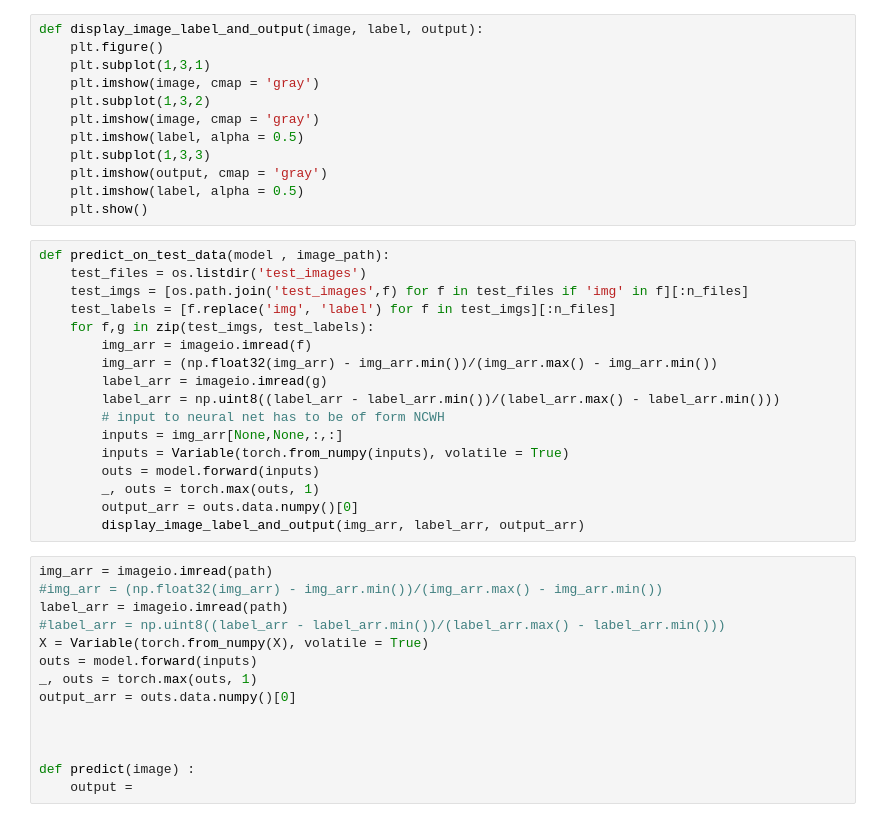
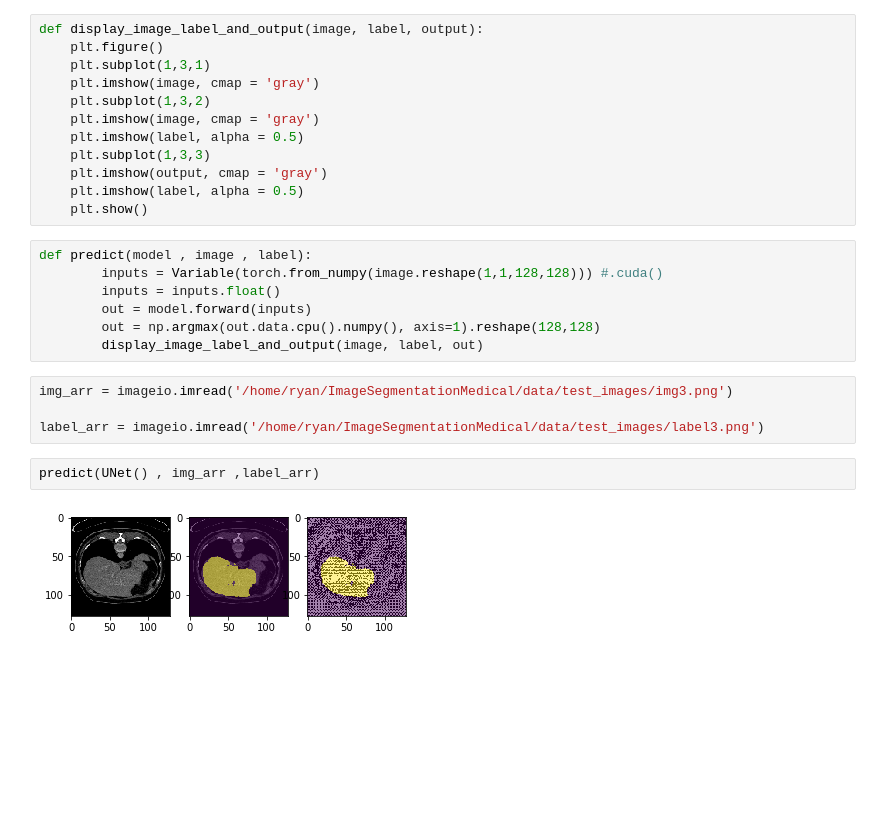
Before and after one commit to DataSenseiAryan/ImageSegmentationMedical, a Jupyter notebook: LiverSegmentation.ipynb, the cells around one changed output. Cells and saved outputs as stored; diff of their text form; blank space fills up the shorter version.

```diff
--- a/LiverSegmentation.ipynb
+++ b/LiverSegmentation.ipynb
@@ -206,34 +205,18 @@ def display_image_label_and_output(image, label, output):
     plt.imshow(output, cmap = 'gray')
     plt.imshow(label, alpha = 0.5)
     plt.show()
-# %%
-def predict_on_test_data(model , image_path):
-    test_files = os.listdir('test_images')
-    test_imgs = [os.path.join('test_images',f) for f in test_files if 'img' in f][:n_files]
-    test_labels = [f.replace('img', 'label') for f in test_imgs][:n_files]
-    for f,g in zip(test_imgs, test_labels):
-        img_arr = imageio.imread(f)
-        img_arr = (np.float32(img_arr) - img_arr.min())/(img_arr.max() - img_arr.min())
-        label_arr = imageio.imread(g)
-        label_arr = np.uint8((label_arr - label_arr.min())/(label_arr.max() - label_arr.min()))
-        # input to neural net has to be of form NCWH
-        inputs = img_arr[None,None,:,:]
-        inputs = Variable(torch.from_numpy(inputs), volatile = True)
-        outs = model.forward(inputs)
-        _, outs = torch.max(outs, 1)
-        output_arr = outs.data.numpy()[0]
-        display_image_label_and_output(img_arr, label_arr, output_arr)
-# %%
-img_arr = imageio.imread(path)
-#img_arr = (np.float32(img_arr) - img_arr.min())/(img_arr.max() - img_arr.min())
-label_arr = imageio.imread(path)
-#label_arr = np.uint8((label_arr - label_arr.min())/(label_arr.max() - label_arr.min()))
-X = Variable(torch.from_numpy(X), volatile = True)
-outs = model.forward(inputs)
-_, outs = torch.max(outs, 1)
-output_arr = outs.data.numpy()[0]
-
-
-
-def predict(image) :
-    output =
+# %%
+def predict(model , image , label):
+        inputs = Variable(torch.from_numpy(image.reshape(1,1,128,128))) #.cuda()
+        inputs = inputs.float()
+        out = model.forward(inputs)
+        out = np.argmax(out.data.cpu().numpy(), axis=1).reshape(128,128)
+        display_image_label_and_output(image, label, out)
+# %%
+img_arr = imageio.imread('/home/ryan/ImageSegmentationMedical/data/test_images/img3.png')
+
+label_arr = imageio.imread('/home/ryan/ImageSegmentationMedical/data/test_images/label3.png')
+# %%
+predict(UNet() , img_arr ,label_arr)
+# %% [output]
+[figure, added]
```
Also changed, not shown: parts of 7 cells of this notebook, 6 other files.
